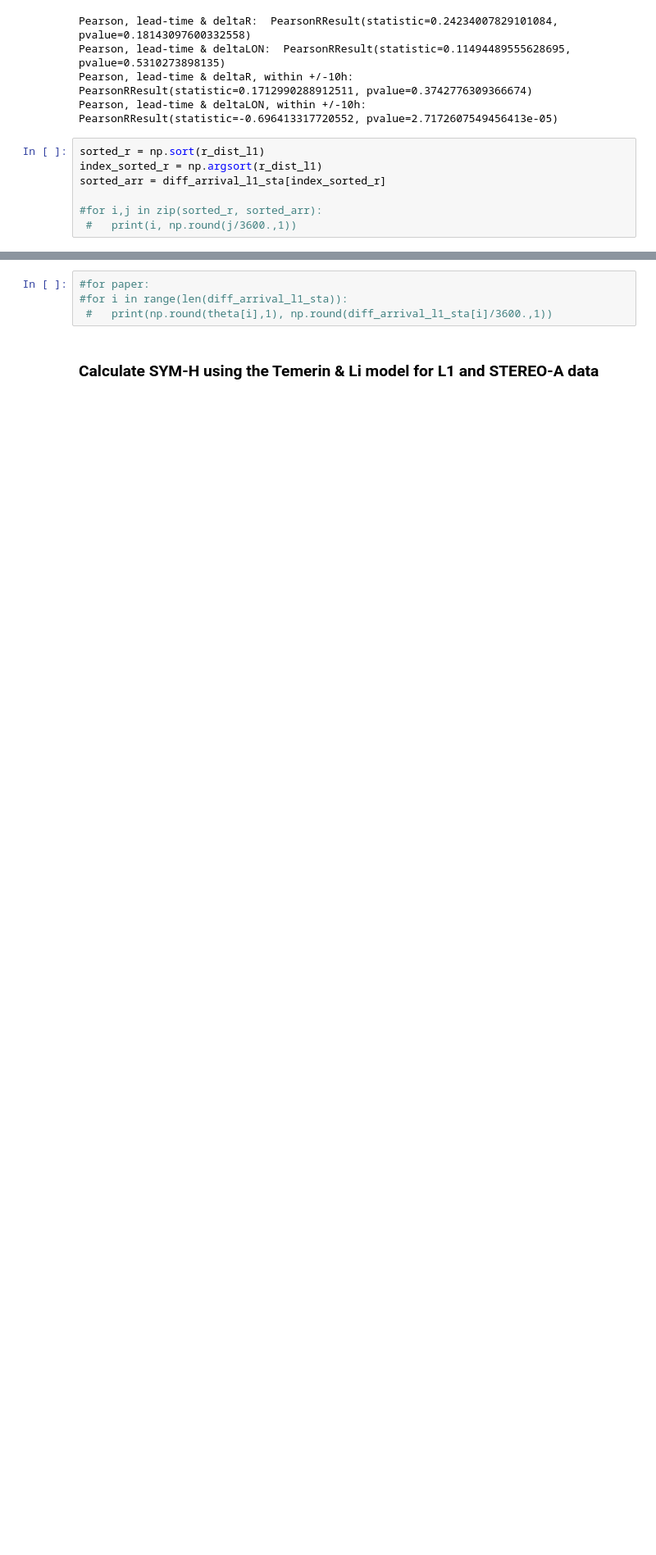
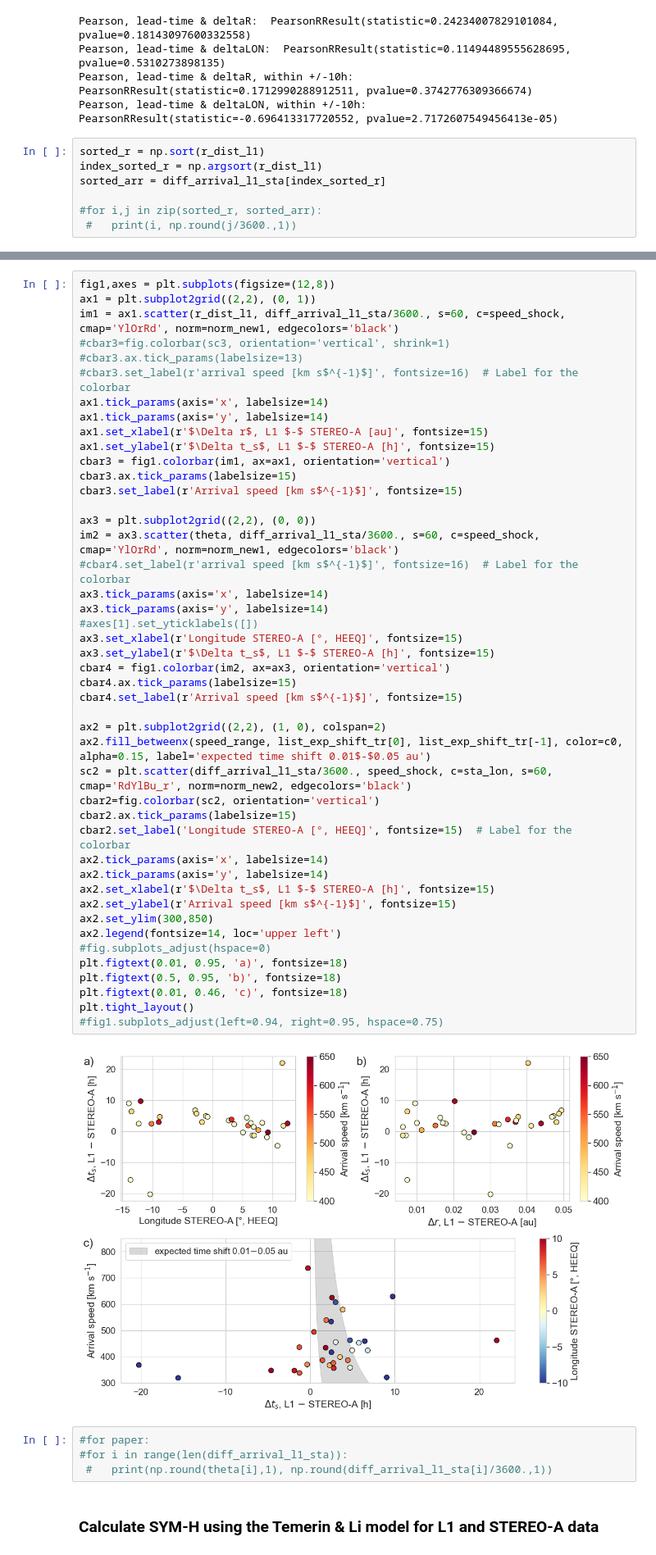
Before and after one commit to EvaWeiler/sub_L1_statistics, a Jupyter notebook: sub_l1_analysis_continuous_pipeline.ipynb, the cells around one changed output, grey strips where cells are left out. Shown at 82% size. Saved outputs shown, nothing was run; the diff lists cells and outputs as text; blank space fills up the shorter version.

```diff
--- a/sub_l1_analysis_continuous_pipeline.ipynb
+++ b/sub_l1_analysis_continuous_pipeline.ipynb
@@ -1092,3 +1062,50 @@ fig1.subplots_adjust(left=0.17, right=.75, hspace=0.75)
+# %%
+fig1,axes = plt.subplots(figsize=(12,8))
+ax1 = plt.subplot2grid((2,2), (0, 1))
+im1 = ax1.scatter(r_dist_l1, diff_arrival_l1_sta/3600., s=60, c=speed_shock, cmap='YlOrRd', norm=norm_new1, edgecolors='black')
+#cbar3=fig.colorbar(sc3, orientation='vertical', shrink=1)
+#cbar3.ax.tick_params(labelsize=13)
+#cbar3.set_label(r'arrival speed [km s$^{-1}$]', fontsize=16)  # Label for the colorbar
+ax1.tick_params(axis='x', labelsize=14)
+ax1.tick_params(axis='y', labelsize=14)
+ax1.set_xlabel(r'$\Delta r$, L1 $-$ STEREO-A [au]', fontsize=15)
+ax1.set_ylabel(r'$\Delta t_s$, L1 $-$ STEREO-A [h]', fontsize=15)
+cbar3 = fig1.colorbar(im1, ax=ax1, orientation='vertical')
+cbar3.ax.tick_params(labelsize=15)
+cbar3.set_label(r'Arrival speed [km s$^{-1}$]', fontsize=15)
+
+ax3 = plt.subplot2grid((2,2), (0, 0))
+im2 = ax3.scatter(theta, diff_arrival_l1_sta/3600., s=60, c=speed_shock, cmap='YlOrRd', norm=norm_new1, edgecolors='black')
+#cbar4.set_label(r'arrival speed [km s$^{-1}$]', fontsize=16)  # Label for the colorbar
+ax3.tick_params(axis='x', labelsize=14)
+ax3.tick_params(axis='y', labelsize=14)
+#axes[1].set_yticklabels([])
+ax3.set_xlabel(r'Longitude STEREO-A [°, HEEQ]', fontsize=15)
+ax3.set_ylabel(r'$\Delta t_s$, L1 $-$ STEREO-A [h]', fontsize=15)
+cbar4 = fig1.colorbar(im2, ax=ax3, orientation='vertical')
+cbar4.ax.tick_params(labelsize=15)
+cbar4.set_label(r'Arrival speed [km s$^{-1}$]', fontsize=15)
+
+ax2 = plt.subplot2grid((2,2), (1, 0), colspan=2)
+ax2.fill_betweenx(speed_range, list_exp_shift_tr[0], list_exp_shift_tr[-1], color=c0, alpha=0.15, label='expected time shift 0.01$-$0.05 au')
+sc2 = plt.scatter(diff_arrival_l1_sta/3600., speed_shock, c=sta_lon, s=60, cmap='RdYlBu_r', norm=norm_new2, edgecolors='black')
+cbar2=fig.colorbar(sc2, orientation='vertical')
+cbar2.ax.tick_params(labelsize=15)
+cbar2.set_label('Longitude STEREO-A [°, HEEQ]', fontsize=15)  # Label for the colorbar
+ax2.tick_params(axis='x', labelsize=14)
+ax2.tick_params(axis='y', labelsize=14)
+ax2.set_xlabel(r'$\Delta t_s$, L1 $-$ STEREO-A [h]', fontsize=15)
+ax2.set_ylabel(r'Arrival speed [km s$^{-1}$]', fontsize=15)
+ax2.set_ylim(300,850)
+ax2.legend(fontsize=14, loc='upper left')
+#fig.subplots_adjust(hspace=0)
+plt.figtext(0.01, 0.95, 'a)', fontsize=18)
+plt.figtext(0.5, 0.95, 'b)', fontsize=18)
+plt.figtext(0.01, 0.46, 'c)', fontsize=18)
+plt.tight_layout()
+#fig1.subplots_adjust(left=0.94, right=0.95, hspace=0.75)
+# %% [output]
+[figure, added]
 # %%
 #for paper:
 #for i in range(len(diff_arrival_l1_sta)):
```
Also changed, not shown: parts of 6 cells of this notebook, 3 other files.
